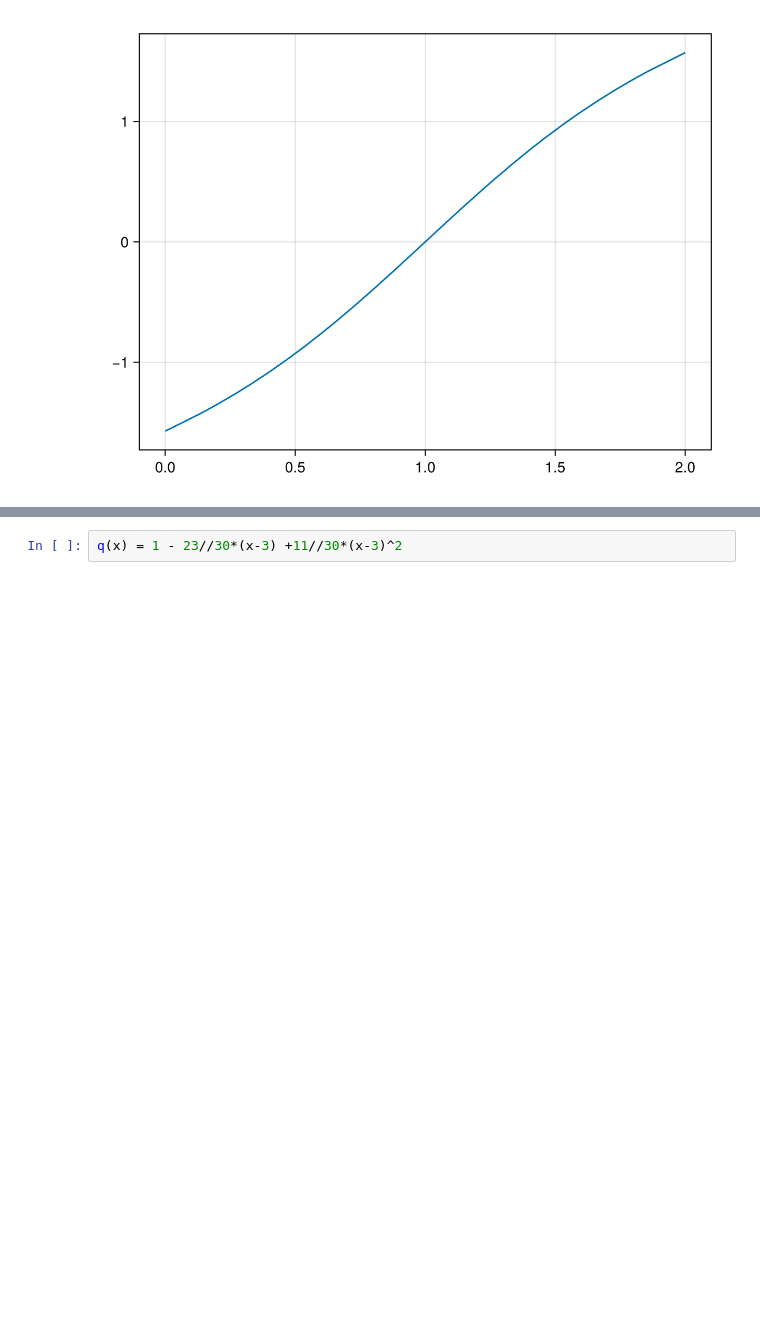
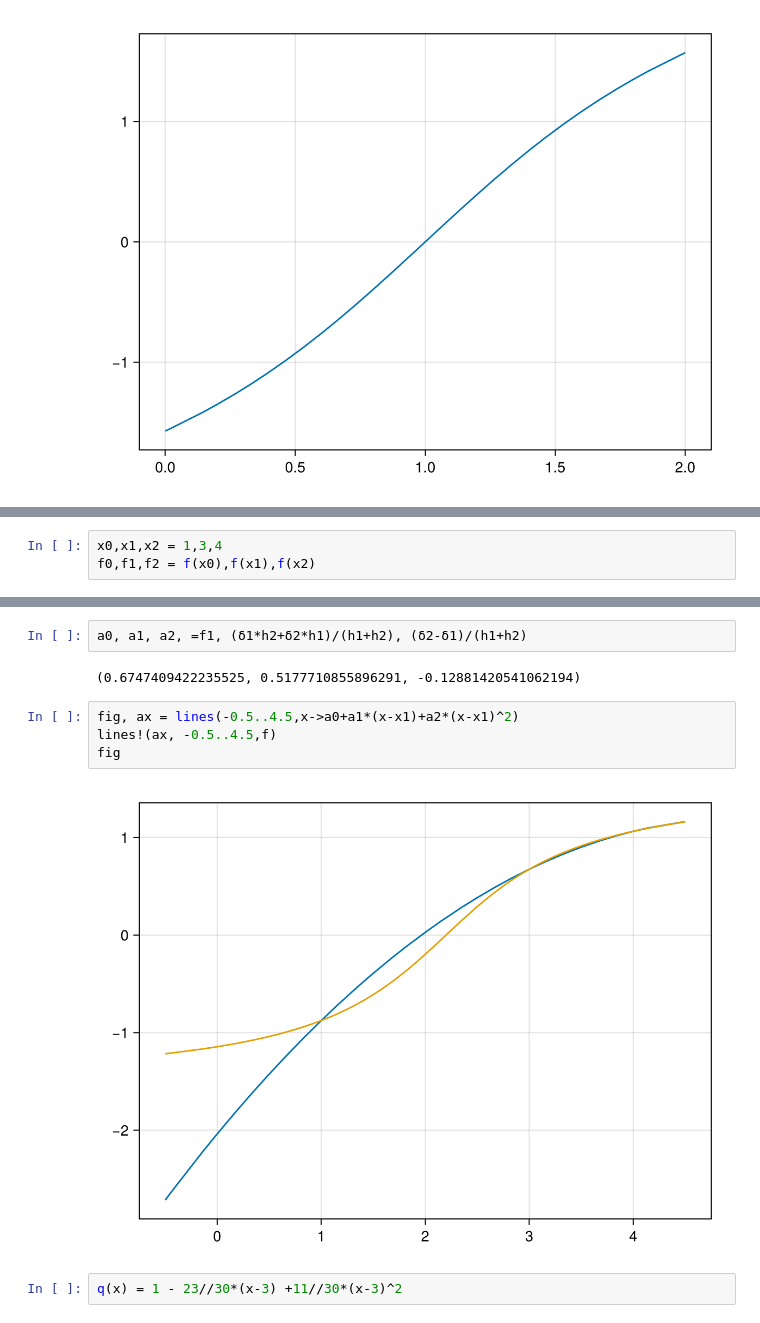
Before and after one commit to pstaabp/numerical-analysis-book, a Jupyter notebook: julia/rootfinding/other.ipynb, the cells around one changed output, grey strips where cells are left out. Cells and saved outputs as stored; diff of their text form; blank space fills up the shorter version.

```diff
--- a/julia/rootfinding/other.ipynb
+++ b/julia/rootfinding/other.ipynb
@@ -155,0 +147,3 @@ lines(0..2, x-> 2*atan(x-1))
+# %%
+x0,x1,x2 = 1,3,4
+f0,f1,f2 = f(x0),f(x1),f(x2)
@@ -156,3 +159,13 @@ lines(0..2, x-> 2*atan(x-1))
+# %%
+a0, a1, a2, =f1, (δ1*h2+δ2*h1)/(h1+h2), (δ2-δ1)/(h1+h2)
+# %% [output]
+(0.6747409422235525, 0.5177710855896291, -0.12881420541062194)
+# %%
+fig, ax = lines(-0.5..4.5,x->a0+a1*(x-x1)+a2*(x-x1)^2)
+lines!(ax, -0.5..4.5,f)
+fig
+# %% [output]
+[figure, added]
 # %%
 q(x) = 1 - 23//30*(x-3) +11//30*(x-3)^2
 # %% [output]
```
Also changed, not shown: parts of 9 cells of this notebook, 6 other files.
